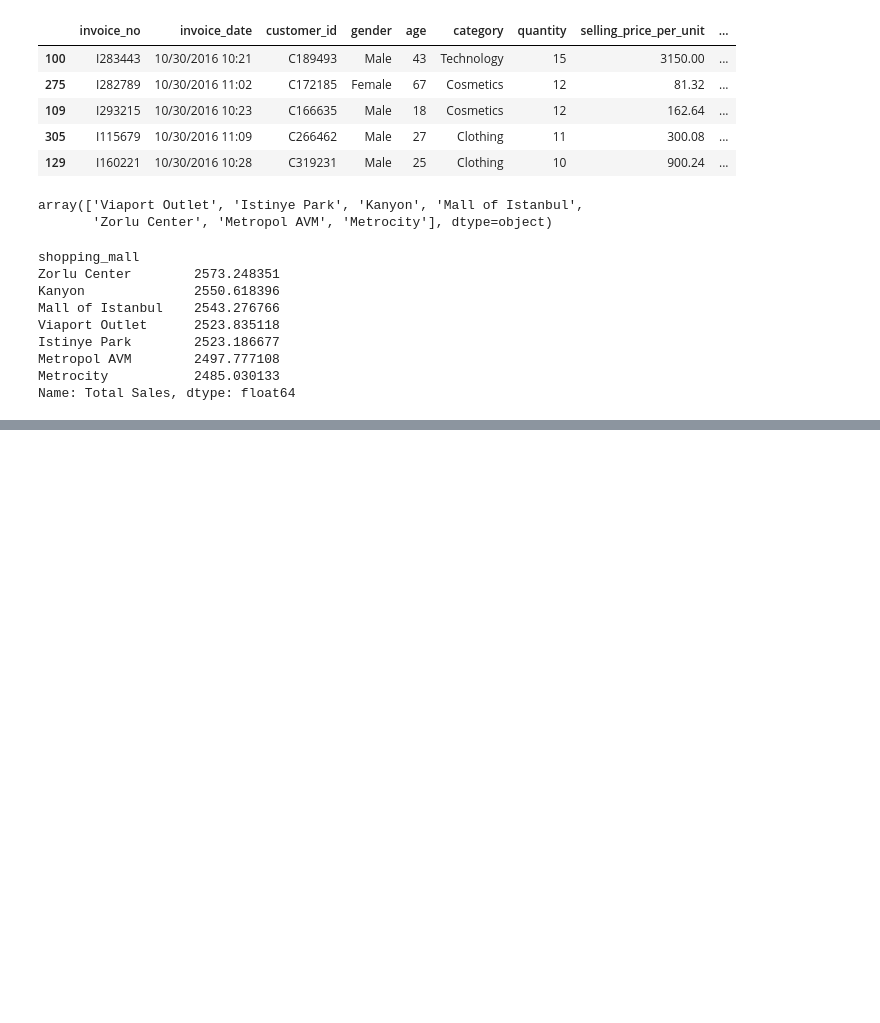
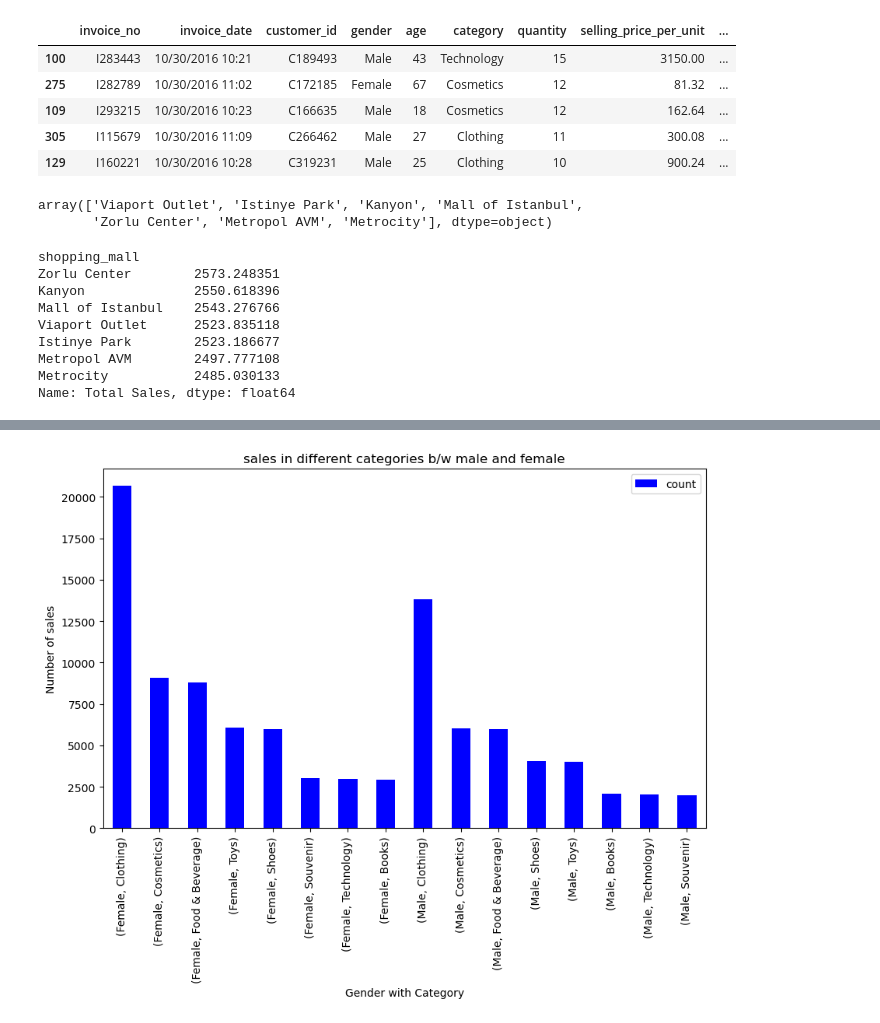
Before and after one commit to Ehsankhanxyz/Data-Anaylst, a Jupyter notebook: Assignment no 8.ipynb, the cells around one changed output, grey strips where cells are left out. Drawn from its saved outputs; the diff is of its cells as text; code cells hidden in the pictures; blank space fills up the shorter version.

```diff
--- a/Assignment no 8.ipynb
+++ b/Assignment no 8.ipynb
@@ -387,0 +503,10 @@ Name: Total Sales, dtype: float64
+# %%
+#to compare sales in different categories b/w male and female
+df.groupby('gender')['category'].value_counts().plot(kind='bar', figsize=(10, 6), color='blue')
+plt.title('sales in different categories b/w male and female')
+plt.xlabel('Gender with Category')
+plt.ylabel('Number of sales')
+plt.legend()
+plt.show()
+# %% [output]
+[figure, added]
```
Also changed, not shown: parts of 19 cells of this notebook.
